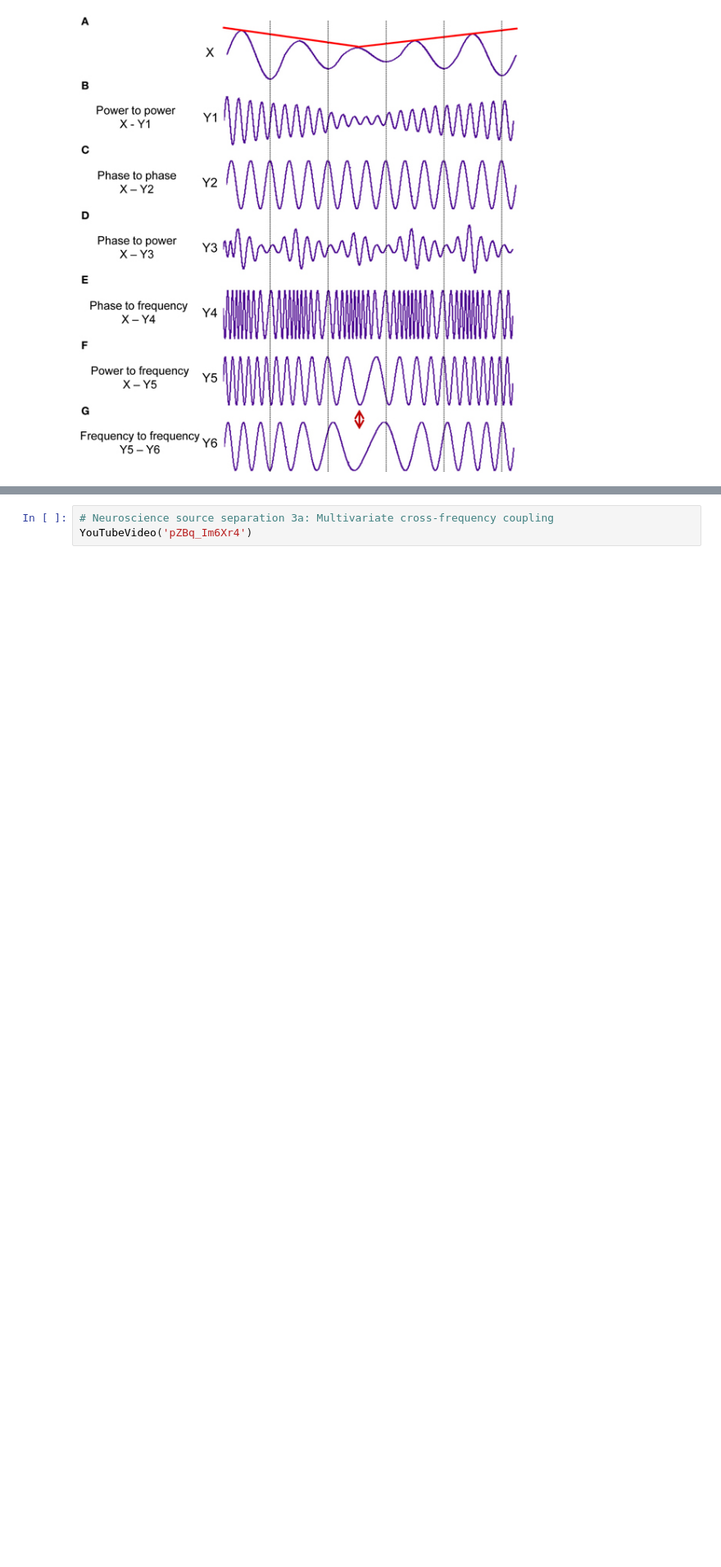
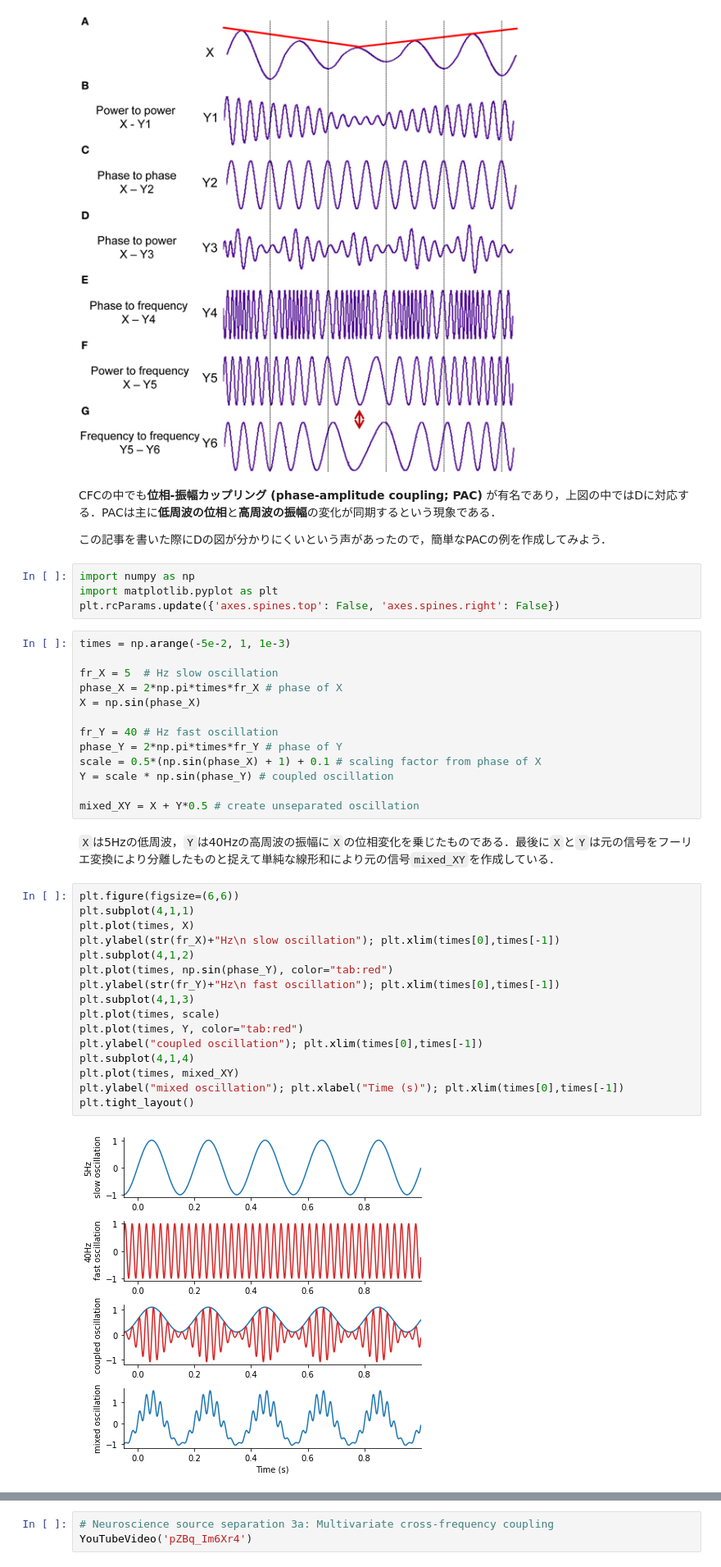
Before and after one commit to oumpy/hp_management, a Jupyter notebook: content/articles/2022sy/blog/tensorpac.ipynb, the cells around one changed output, grey strips where cells are left out. Shown at 82% size. Drawn from its saved outputs; the diff is of its cells as text; blank space fills up the shorter version.

```diff
--- a/content/articles/2022sy/blog/tensorpac.ipynb
+++ b/content/articles/2022sy/blog/tensorpac.ipynb
@@ -18,4 +18,45 @@ from IPython.display import Image, YouTubeVideo
 Image(data='https://www.frontiersin.org/files/Articles/47360/fncom-07-00078-HTML/image_m/fncom-07-00078-g001.jpg', embed=True)
 # %% [output]
 [figure]
+# %% [markdown]
+CFCの中でも**位相-振幅カップリング (phase-amplitude coupling; PAC)** が有名であり，上図の中ではDに対応する．PACは主に**低周波の位相**と**高周波の振幅**の変化が同期するという現象である．
+
+この記事を書いた際にDの図が分かりにくいという声があったので，簡単なPACの例を作成してみよう．
+# %%
+import numpy as np
+import matplotlib.pyplot as plt
+plt.rcParams.update({'axes.spines.top': False, 'axes.spines.right': False})
+# %%
+times = np.arange(-5e-2, 1, 1e-3)
+
+fr_X = 5  # Hz slow oscillation
+phase_X = 2*np.pi*times*fr_X # phase of X
+X = np.sin(phase_X)
+
+fr_Y = 40 # Hz fast oscillation
+phase_Y = 2*np.pi*times*fr_Y # phase of Y
+scale = 0.5*(np.sin(phase_X) + 1) + 0.1 # scaling factor from phase of X
+Y = scale * np.sin(phase_Y) # coupled oscillation
+
+mixed_XY = X + Y*0.5 # create unseparated oscillation
+# %% [markdown]
+`X`は5Hzの低周波，`Y`は40Hzの高周波の振幅に`X`の位相変化を乗じたものである．最後に`X`と`Y`は元の信号をフーリエ変換により分離したものと捉えて単純な線形和により元の信号`mixed_XY`を作成している．
+# %%
+plt.figure(figsize=(6,6))
+plt.subplot(4,1,1)
+plt.plot(times, X)
+plt.ylabel(str(fr_X)+"Hz\n slow oscillation"); plt.xlim(times[0],times[-1])
+plt.subplot(4,1,2)
+plt.plot(times, np.sin(phase_Y), color="tab:red")
+plt.ylabel(str(fr_Y)+"Hz\n fast oscillation"); plt.xlim(times[0],times[-1])
+plt.subplot(4,1,3)
+plt.plot(times, scale)
+plt.plot(times, Y, color="tab:red")
+plt.ylabel("coupled oscillation"); plt.xlim(times[0],times[-1])
+plt.subplot(4,1,4)
+plt.plot(times, mixed_XY)
+plt.ylabel("mixed oscillation"); plt.xlabel("Time (s)"); plt.xlim(times[0],times[-1])
+plt.tight_layout()
+# %% [output]
+[figure, added]
 # %% [markdown]
```
Also changed, not shown: parts of 7 cells of this notebook.
